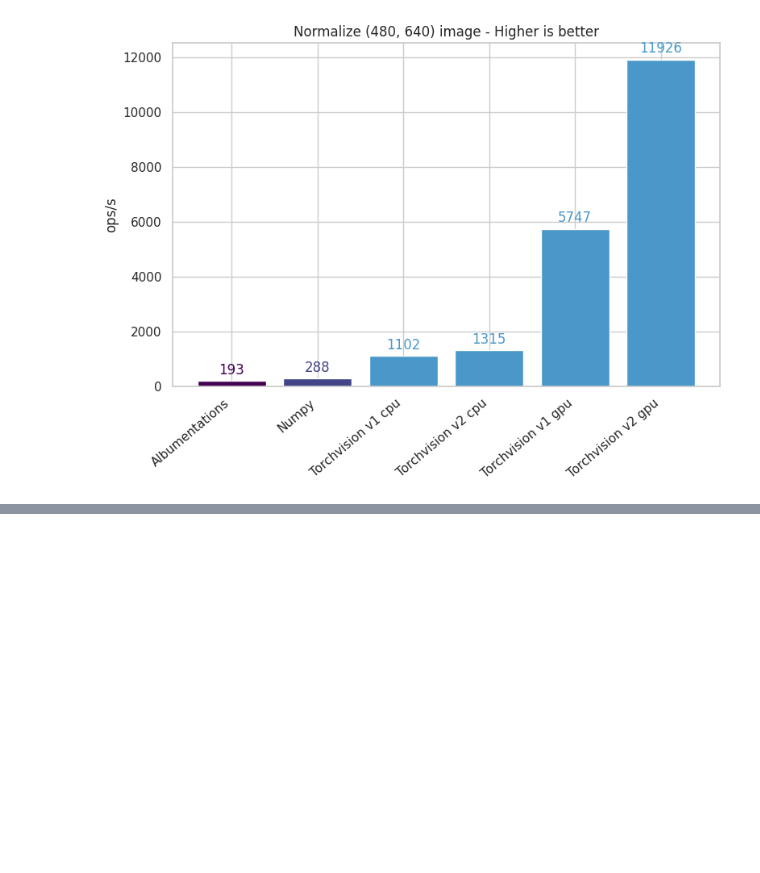
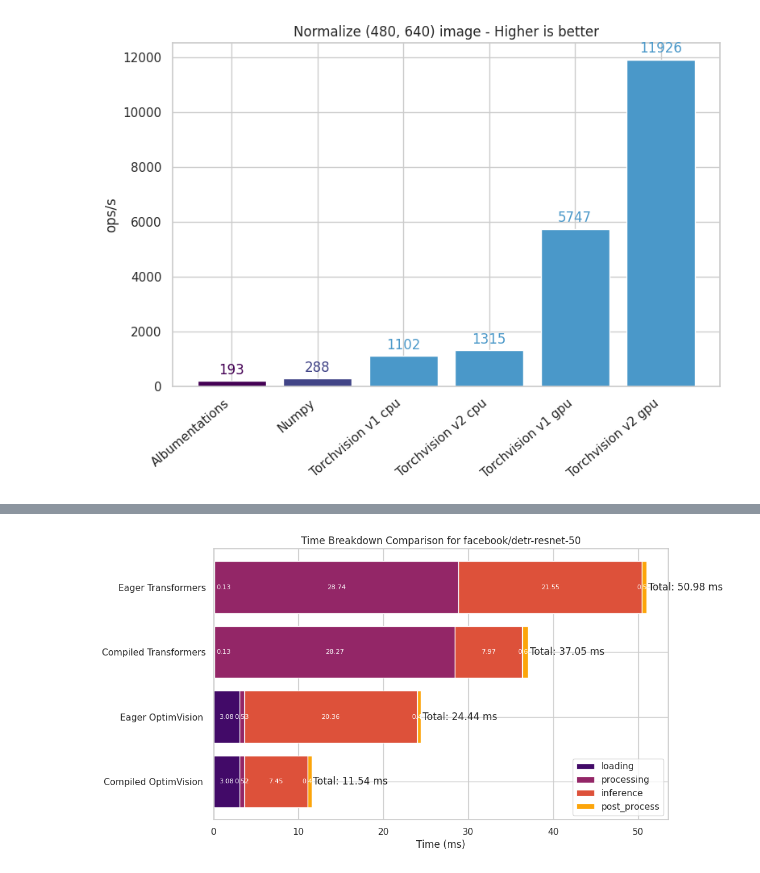
Before and after one commit to yonigozlan/OptimVision, a Jupyter notebook: plot_image_processing.ipynb, the cells around one changed output, grey strips where cells are left out. Drawn from its saved outputs; the diff is of its cells as text; code cells hidden in the pictures; blank space fills up the shorter version.

```diff
--- a/plot_image_processing.ipynb
+++ b/plot_image_processing.ipynb
@@ -401,3 +647,97 @@ plt.show()
+# %%
+import matplotlib.pyplot as plt
+
+checkpoint = "facebook/detr-resnet-50"
+
+path = "/home/ubuntu/models_implem/optim_vision/benchmark_outputs/json/benchmark_results_full_pipeline_detr.json"
+# path = "/home/ubuntu/models_implem/optim_vision/benchmark_outputs/json/benchmark_results_full_pipeline_dtypes_proc_comp.json"
+# Data for the plot
+with open(path, "r") as file:
+    data = json.load(file)
+
+labels = list(data["eager"]["Transformers"].keys())[1:]  # Exclude "total" from labels
+colors = sns.color_palette("inferno", 4)
+
+# Flatten the data into a list of tuples for sorting
+flattened_data = [
+    (condition, model, model_data)
+    for condition, models in data.items()
+    for model, model_data in models.items()
+]
+
+# Sort the flattened data by total time in descending order
+sorted_data = sorted(flattened_data, key=lambda item: item[2]["total"], reverse=False)
+
+# filter out model with "float" in them:
+sorted_data = [item for item in sorted_data if "float" not in item[1]]
+
+# Restructure the sorted data back into the nested dictionary format
+restructured_data = {}
+for condition, model, model_data in sorted_data:
+    if condition not in restructured_data:
+        restructured_data[condition] = {}
+    restructured_data[condition][model] = model_data
+
+# Create the bar plot
+plt.figure(figsize=(10, 6))
+
+bar_index = 0
+for condition, model, times in sorted_data:
+    values = list(times.values())[1:]
+
+    # plt.barh(bar_index, values[0] * 1000, color='lightgray', label=f'{model} {condition} Total')
+
+    left = 0
+    for j in range(len(values)):
+        plt.barh(
+            bar_index,
+            values[j] * 1000,
+            left=left,
+            color=colors[j],
+            label=f"{labels[j]}" if bar_index == 0 else "",
+        )
+
+        plt.text(
+            max(left + values[j] * 1000 / 2, 1.2),
+            bar_index,
+            f"{values[j] * 1000:.2f}",
+            ha="center",
+            va="center",
+            color="white",
+            fontsize=8,
+        )
+
+        left += values[j] * 1000
+
+    plt.text(
+        left + 0.2,
+        bar_index,
+        f'Total: {times["total"] * 1000:.2f} ms',
+        va="center",
+    )
+
+    bar_index += 1
+
+# Add labels, title, and legend
+plt.xlabel("Time (ms)")
+plt.title(f"Time Breakdown Comparison for {checkpoint}")
+plt.yticks(
+    range(len(restructured_data) * len(restructured_data["eager"])),
+    [
+        f"{model} {condition}".strip("(uint8)").title().replace("Optim", "OptimVision")
+        for model, condition, _ in sorted_data
+    ],
+)
+plt.legend()
+
+# save image
+plt.savefig(
+    "/home/ubuntu/models_implem/optim_vision/benchmark_outputs/images/benchmark_results_full_pipeline_detr.png",
+    dpi=300,
+)
+plt.show()
+# %% [output]
+[figure, added]
 # %%
 import matplotlib.pyplot as plt
 
```
Also changed, not shown: parts of 11 cells of this notebook.
